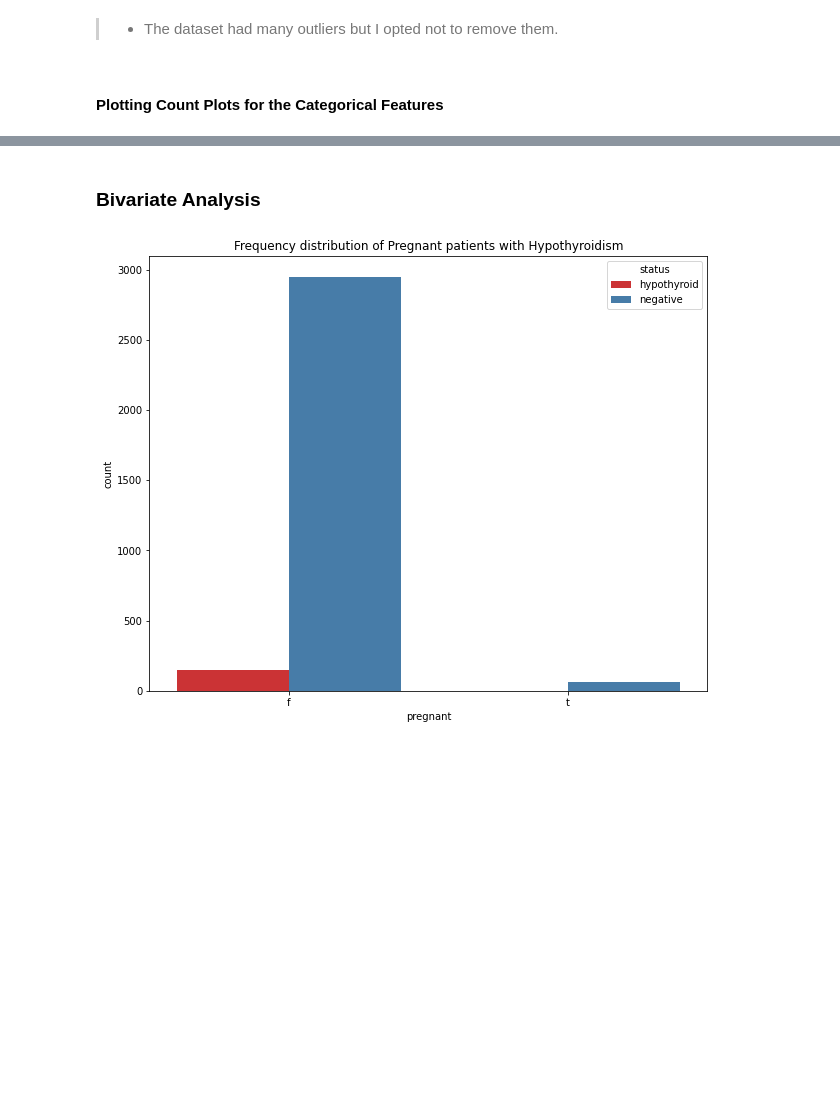
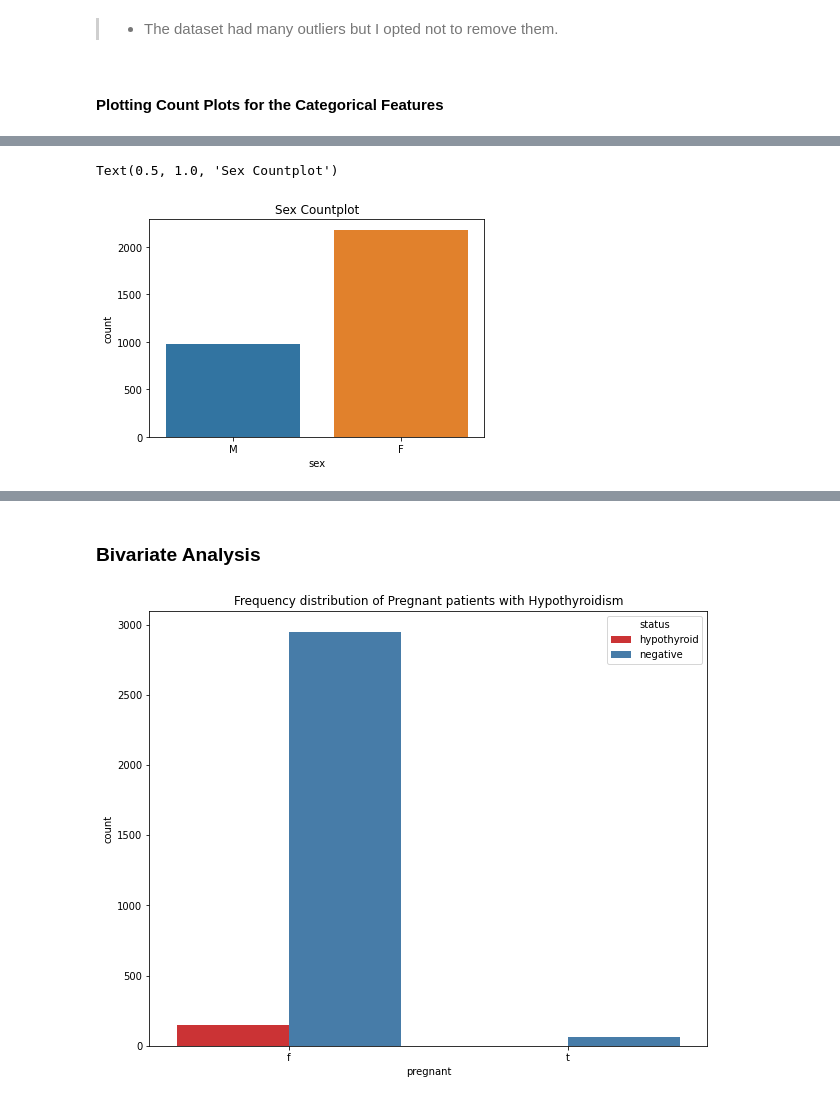
Before and after one commit to nyamskamau/Hypothyroid-Prediction-Dataset, a Jupyter notebook: Independent_Project_Week_8.ipynb, the cells around one changed output, grey strips where cells are left out. Cells and saved outputs as stored; diff of their text form; code cells hidden in the pictures; blank space fills up the shorter version.

```diff
--- a/Independent_Project_Week_8.ipynb
+++ b/Independent_Project_Week_8.ipynb
@@ -303,0 +223,6 @@ sns.countplot(x=data.query_on_thyroxine)
+# %%
+sns.countplot(x = data['sex'])
+plt.title('Sex Countplot')
+# %% [output]
+Text(0.5, 1.0, 'Sex Countplot')
+[figure, added]
```
Also changed, not shown: parts of 75 cells of this notebook.
